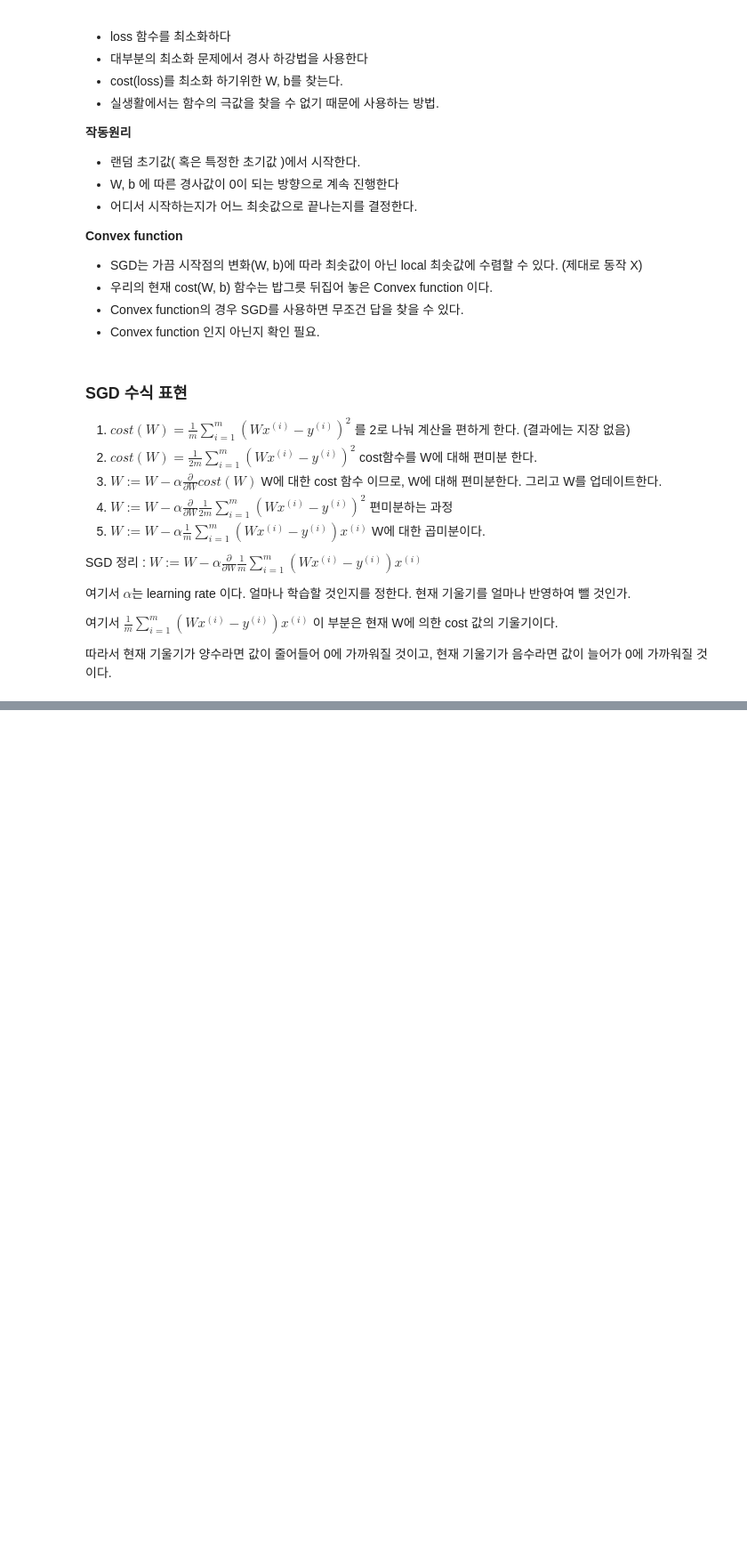
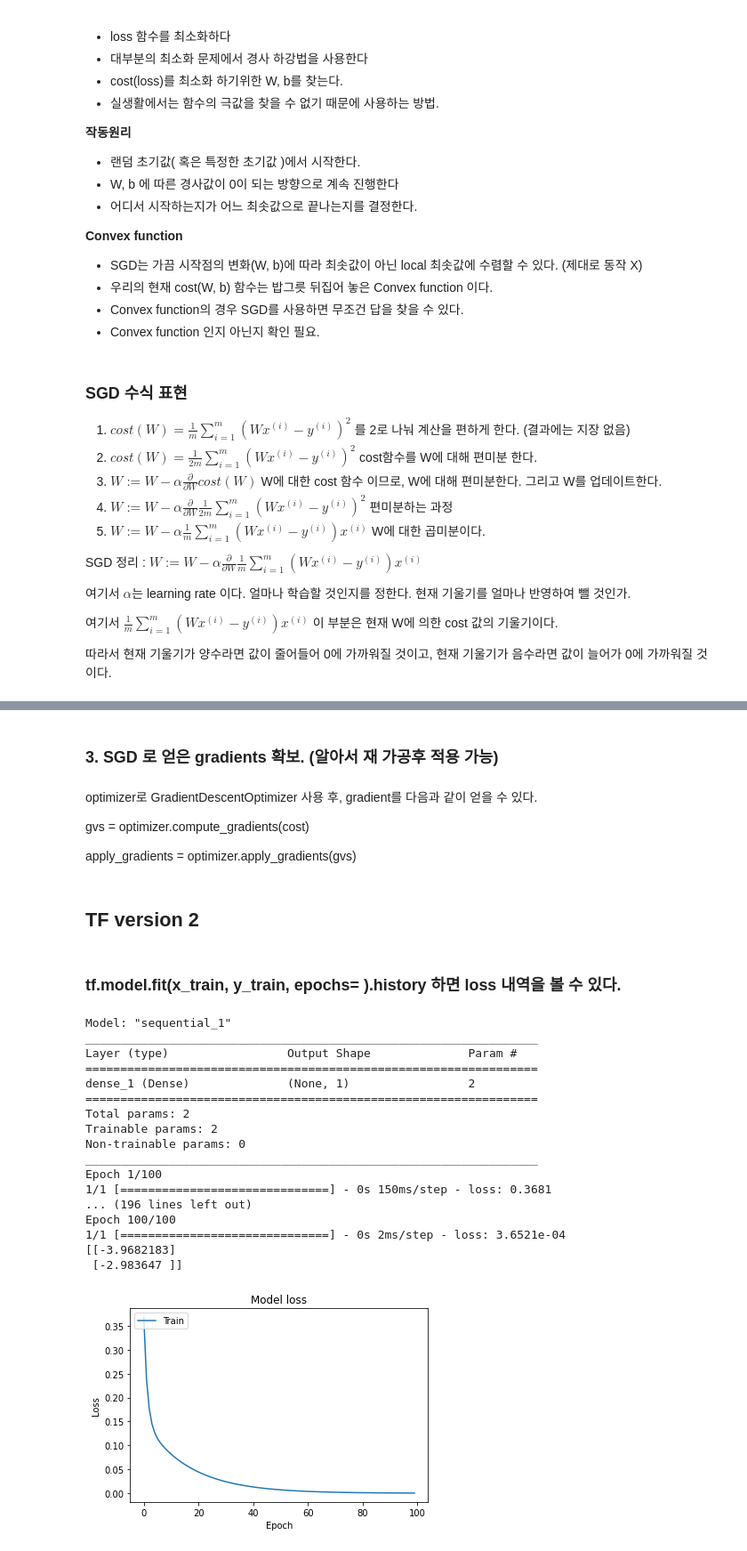
Before and after one commit to WonkeeShin/Study, a Jupyter notebook: 모두를위한파이썬(01-Tensorflow기본정보).ipynb, the cells around one changed output, grey strips where cells are left out. Shown at 89% size. Drawn from its saved outputs; the diff is of its cells as text; code cells hidden in the pictures; blank space fills up the shorter version.

```diff
--- a/모두를위한파이썬(01-Tensorflow기본정보).ipynb
+++ b/모두를위한파이썬(01-Tensorflow기본정보).ipynb
@@ -397,0 +490,8 @@ SGD 정리 : $W :=W - \alpha\frac{\partial}{\partial W}\frac{1}{m}\sum_{i=1}^m(W
+# %% [markdown]
+### 3. SGD 로 얻은 gradients 확보. (알아서 재 가공후 적용 가능)
+# %% [markdown]
+optimizer로 GradientDescentOptimizer 사용 후, gradient를 다음과 같이 얻을 수 있다.
+
+gvs = optimizer.compute_gradients(cost)
+
+apply_gradients = optimizer.apply_gradients(gvs)
@@ -397,0 +535,51 @@ SGD 정리 : $W :=W - \alpha\frac{\partial}{\partial W}\frac{1}{m}\sum_{i=1}^m(W
+# %% [markdown]
+## TF version 2
+# %% [markdown]
+### tf.model.fit(x_train, y_train, epochs= ).history 하면 loss 내역을 볼 수 있다.
+# %%
+import numpy as np
+import matplotlib.pyplot as plt
+
+x_train = [1, 2, 3, 4]
+y_train = [0, -1, -2, -3]
+
+tf.model = tf.keras.Sequential()
+tf.model.add(tf.keras.layers.Dense(units=1, input_dim=1))
+
+sgd = tf.keras.optimizers.SGD(lr=0.1)
+tf.model.compile(loss='mse', optimizer=sgd)
+
+tf.model.summary()
+
+# fit() trains the model and returns history of train
+history = tf.model.fit(x_train, y_train, epochs=100)
+
+y_predict = tf.model.predict(np.array([5, 4]))
+print(y_predict)
+
+# Plot training & validation loss values
+plt.plot(history.history['loss'])
+plt.title('Model loss')
+plt.ylabel('Loss')
+plt.xlabel('Epoch')
+plt.legend(['Train', 'Test'], loc='upper left')
+plt.show()
+# %% [output]
+Model: "sequential_1"
+_________________________________________________________________
+Layer (type)                 Output Shape              Param #
+=================================================================
+dense_1 (Dense)              (None, 1)                 2
+=================================================================
+Total params: 2
+Trainable params: 2
+Non-trainable params: 0
+_________________________________________________________________
+Epoch 1/100
+1/1 [==============================] - 0s 150ms/step - loss: 0.3681
+... (196 lines left out)
+Epoch 100/100
+1/1 [==============================] - 0s 2ms/step - loss: 3.6521e-04
+[[-3.9682183]
+ [-2.983647 ]]
+[figure, added]
```
Also changed, not shown: parts of 21 cells of this notebook.
